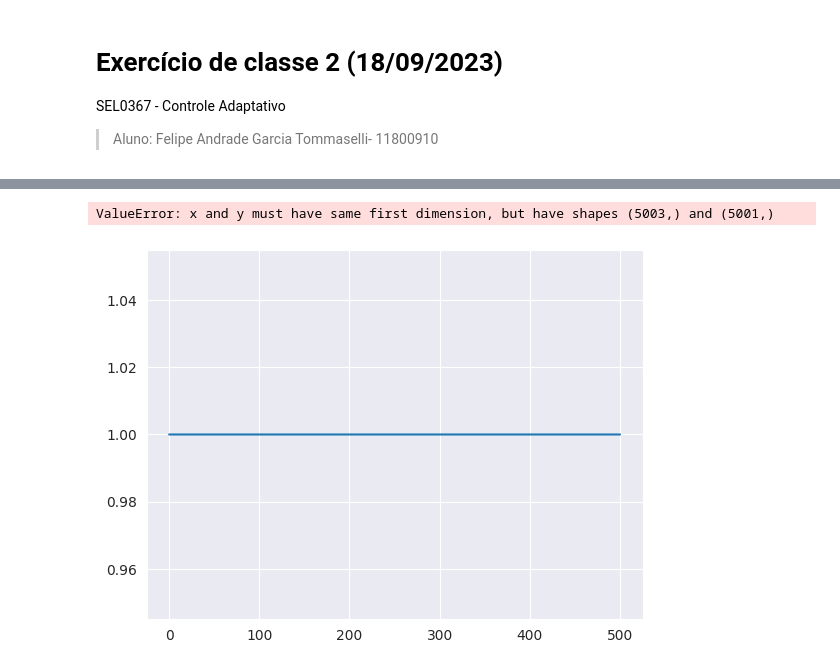
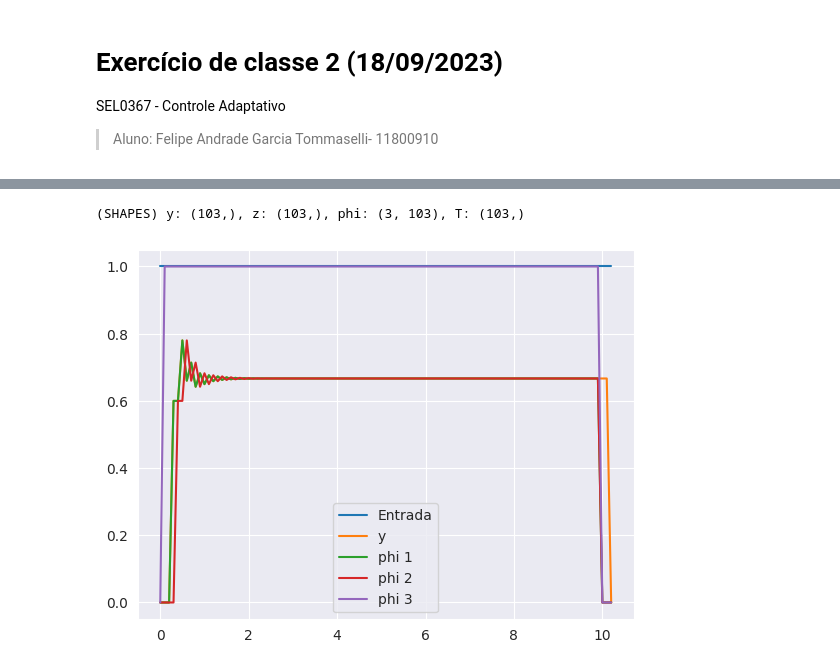
Before and after one commit to SKaiquelima/advanced-control, a Jupyter notebook: ieclass/ie2.ipynb, the cells around one changed output, grey strips where cells are left out. Cells and saved outputs as stored; diff of their text form; code cells hidden in the pictures.

```diff
--- a/ieclass/ie2.ipynb
+++ b/ieclass/ie2.ipynb
@@ -17,20 +19,18 @@ $y_{(k+2)} = a_1 \cdot y_k + a_2 \cdot y_{k-1} + b_1 \cdot u_{k+1} + 0.2 \cdot u
 # %%
 # Parametros
-a1 = 3
-a2 = -2
-b1 = 4
+a1 = 0.3
+a2 = -0.2
+b1 = 0.4
 # %%
 # Parâmetros de simulação
-N = 500
+N = 10
 dt = 0.1  # Taxa de amostragem
 T = np.arange(0, N + dt, dt)
 u = np.ones(len(T) + 2) # entrada
 
-y = [0, 0]
-z = [0]
-phi1 = [0]
-phi2 = [0]
-phi3 = [0]
+y = np.zeros((1, len(T) + 2))[0] # saida
+z = np.zeros((len(T) + 2))
+phi = np.zeros((3, len(T) + 2))
 
 # add 2 more values in T at the end
 T = np.append(T, [T[-1] + dt, T[-1] + 2 * dt])
@@ -40,28 +44,23 @@ len(T)
 # %%
 # Simulação dos modelos
 for k in range(1, int(N/dt)):
-    try:
-        y.append(a1 * y[k] + a2 * y[k-1] + b1 * u[k+1] + 0.2 * u[k - 1])
-        y.append(y[k+2] - 0.2 * u[k-1])
-    except:
-        pass
-    phi1.append(y[k])
-    phi2.append(y[k-1])
-    phi3.append(u[k+1])
+    y[k + 2] = a1 * y[k] + a2 * y[k-1] + b1 * u[k+1] + 0.2 * u[k - 1]
+    z[k] = y[k+2] - 0.2 * u[k-1]
+    phi[:, k] = [y[k], y[k-1], u[k+1]]
 
-
+print(f'(SHAPES) y: {y.shape}, z: {z.shape}, phi: {phi.shape}, T: {T.shape}')
 
 # Plotagem dos resultados juntos
-corte = int(np.ceil(len(T) + 2))
+corte = int(np.ceil(1*(len(T) + 2)))
 plt.plot(T[:corte], u[:corte], label='Entrada')
-plt.plot(T[:corte], y[:corte], label='FT p/ z')
-plt.plot(T[:corte], phi1[:corte], label='FT p/ phi 1')
-plt.plot(T[:corte], phi2[:corte], label='FT p/ phi 2')
-plt.plot(T[:corte], phi3[:corte], label='FT p/ phi 3')
+plt.plot(T[:corte], y[:corte], label='y')
+plt.plot(T[:corte], phi[0, :corte], label='phi 1')
+plt.plot(T[:corte], phi[1, :corte], label='phi 2')
+plt.plot(T[:corte], phi[2, :corte], label='phi 3')
 
 plt.legend()
 plt.show()
 # %% [output]
-ValueError: x and y must have same first dimension, but have shapes (5003,) and (5001,)
+(SHAPES) y: (103,), z: (103,), phi: (3, 103), T: (103,)
-[figure, old version]
+[figure, new version]
 # %%
```
Also changed, not shown: parts of 7 cells of this notebook, 2 other files.
